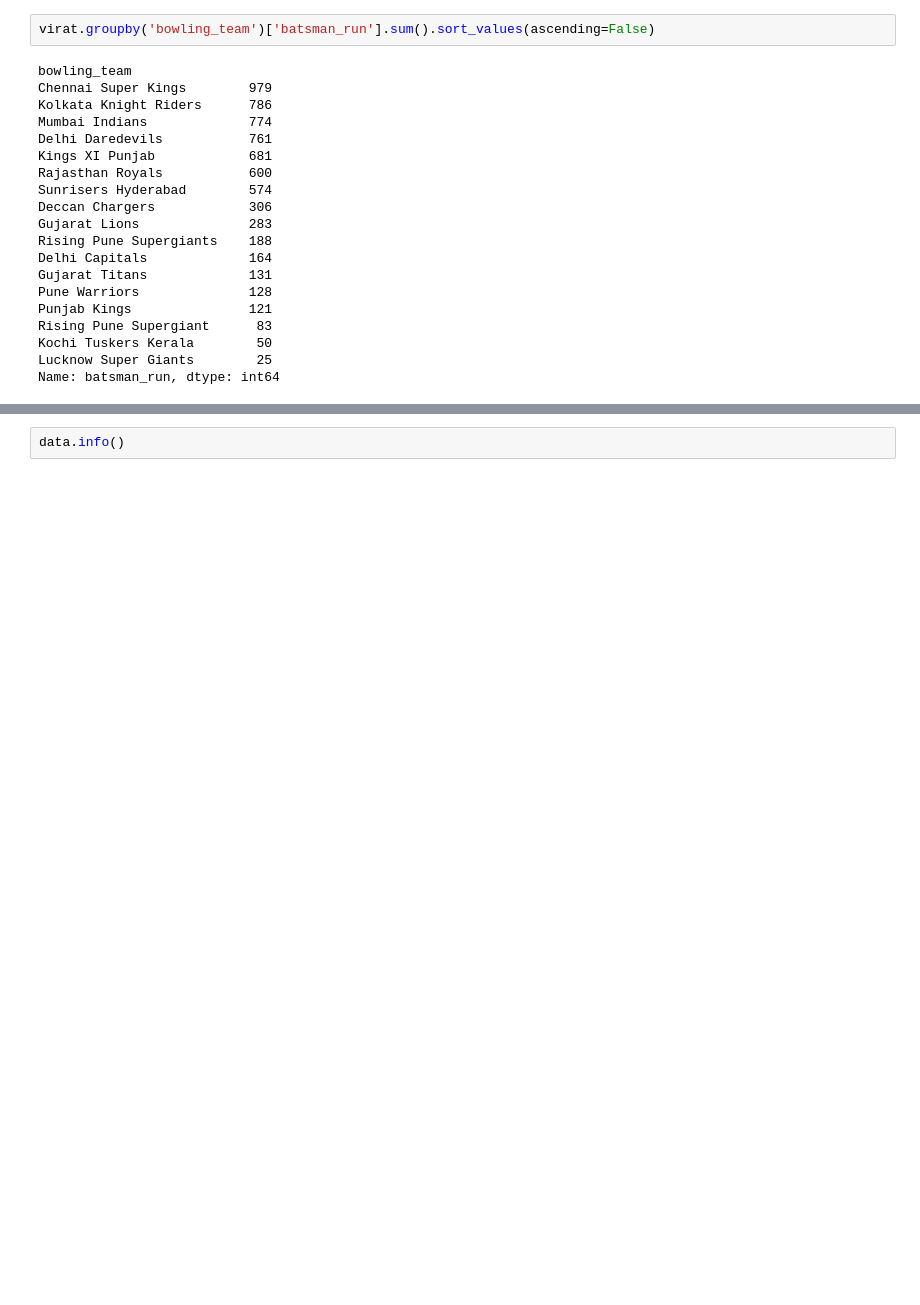
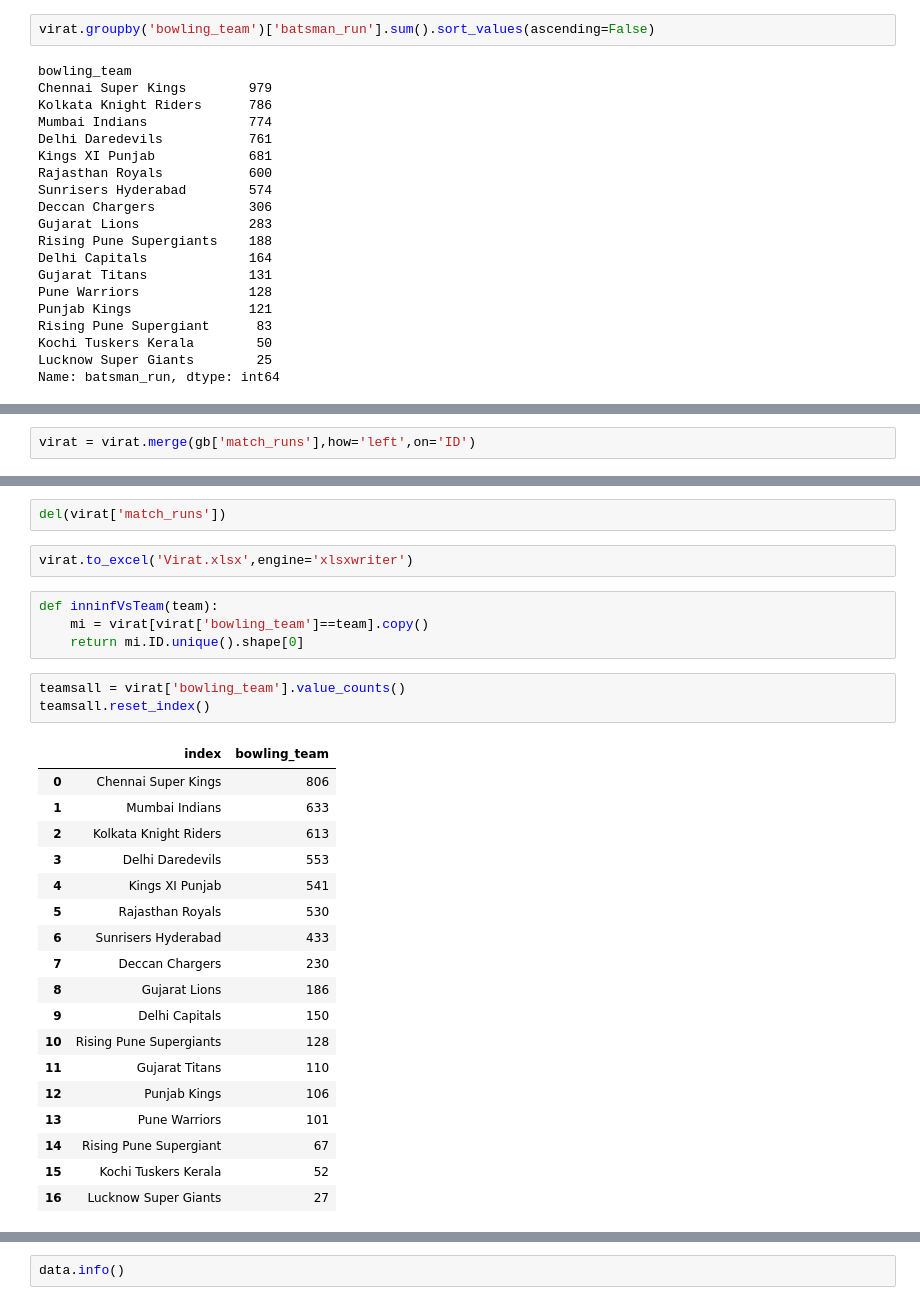
Before and after one commit to Tejz0560/IPL-Player-Stats-Analysis, a Jupyter notebook: Players_stats.ipynb, the cells around one changed output, grey strips where cells are left out. Cells and saved outputs as stored; diff of their text form; blank space fills up the shorter version.

```diff
--- a/Players_stats.ipynb
+++ b/Players_stats.ipynb
@@ -172,0 +239,2 @@ Name: batsman_run, dtype: int64
+# %%
+virat = virat.merge(gb['match_runs'],how='left',on='ID')
@@ -172,0 +245,30 @@ Name: batsman_run, dtype: int64
+# %%
+del(virat['match_runs'])
+# %%
+virat.to_excel('Virat.xlsx',engine='xlsxwriter')
+# %%
+def inninfVsTeam(team):
+    mi = virat[virat['bowling_team']==team].copy()
+    return mi.ID.unique().shape[0]
+# %%
+teamsall = virat['bowling_team'].value_counts()
+teamsall.reset_index()
+# %% [output]
+|  | index | bowling_team |
+| 0 | Chennai Super Kings | 806 |
+| 1 | Mumbai Indians | 633 |
+| 2 | Kolkata Knight Riders | 613 |
+| 3 | Delhi Daredevils | 553 |
+| 4 | Kings XI Punjab | 541 |
+| 5 | Rajasthan Royals | 530 |
+| 6 | Sunrisers Hyderabad | 433 |
+| 7 | Deccan Chargers | 230 |
+| 8 | Gujarat Lions | 186 |
+| 9 | Delhi Capitals | 150 |
+| 10 | Rising Pune Supergiants | 128 |
+| 11 | Gujarat Titans | 110 |
+| 12 | Punjab Kings | 106 |
+| 13 | Pune Warriors | 101 |
+| 14 | Rising Pune Supergiant | 67 |
+| 15 | Kochi Tuskers Kerala | 52 |
+| 16 | Lucknow Super Giants | 27 |
```
Also changed, not shown: parts of 11 cells of this notebook, 1 other file.
